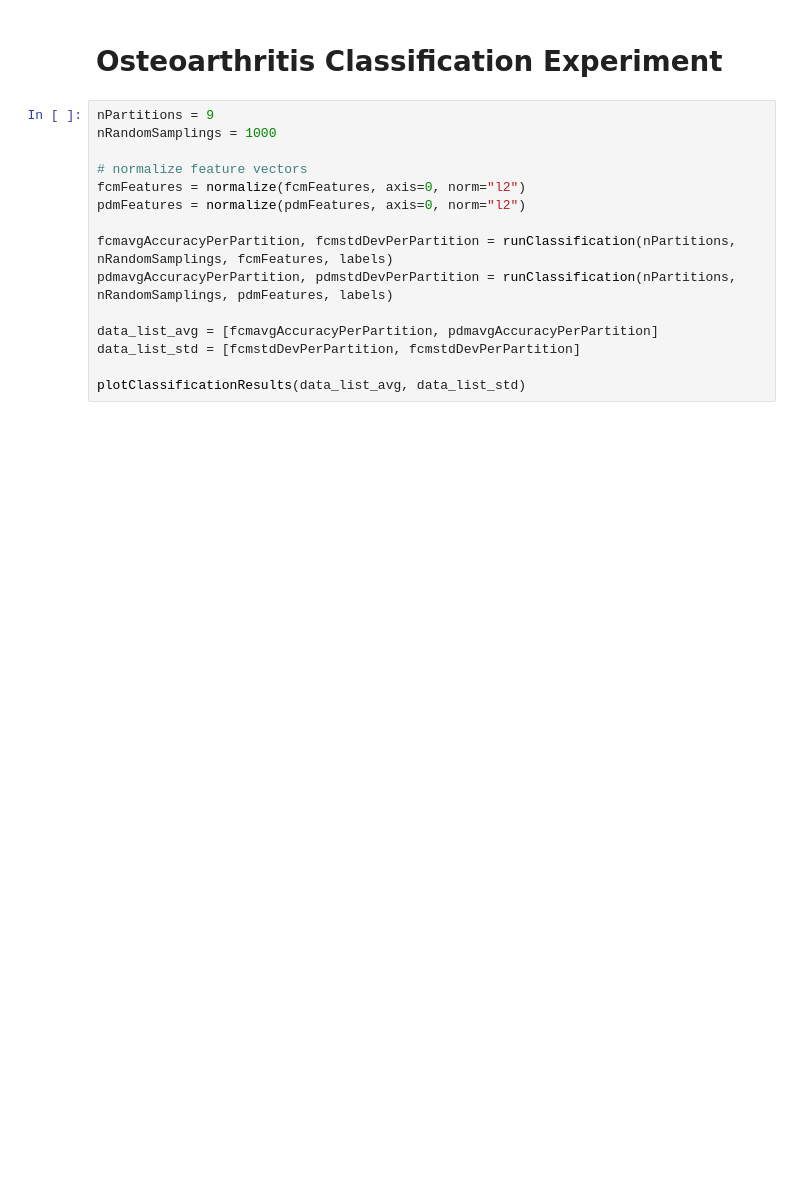
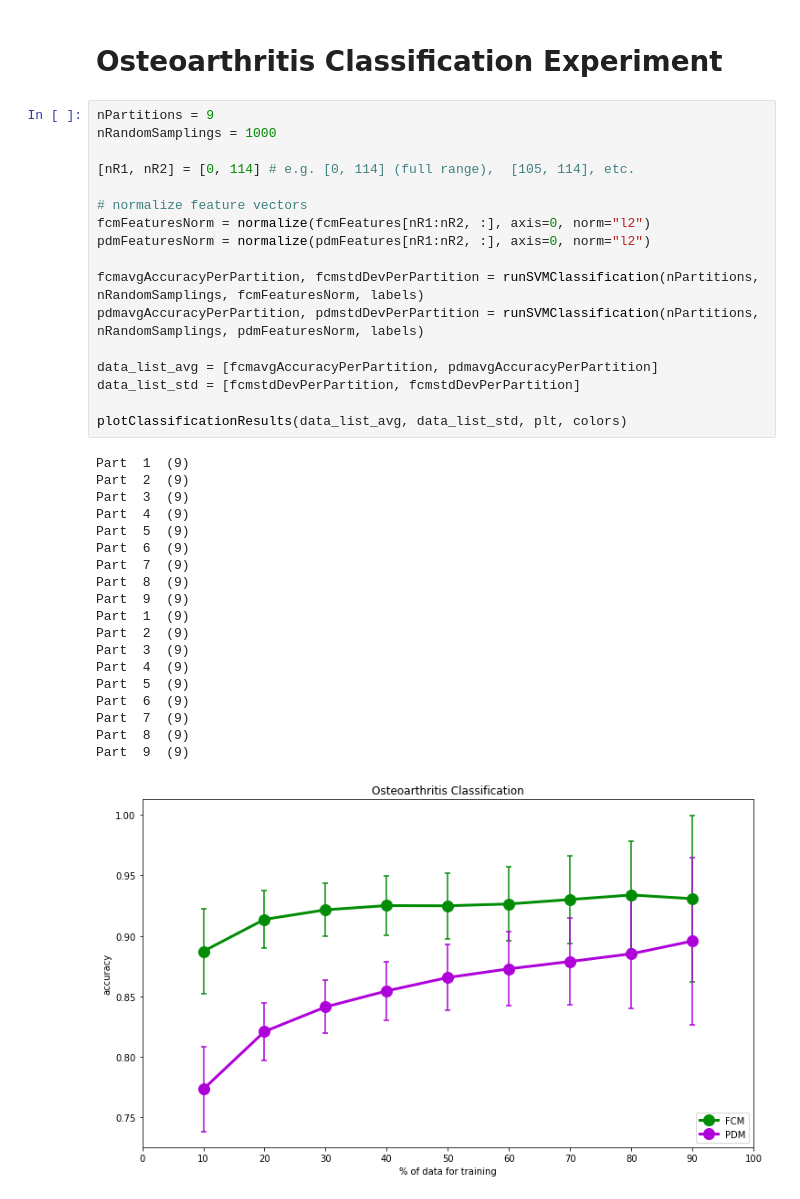
Before and after one commit to ckolbPTB/TES_21_22_Tutorials, a Jupyter notebook: tutorial2_pop_med_image_shape_ana_03_VisClass.ipynb, the cells around one changed output. Saved outputs shown, nothing was run; the diff lists cells and outputs as text; blank space fills up the shorter version.

```diff
--- a/tutorial2_pop_med_image_shape_ana_03_VisClass.ipynb
+++ b/tutorial2_pop_med_image_shape_ana_03_VisClass.ipynb
@@ -95,15 +113,37 @@ plt.show()
 # %%
 nPartitions = 9
 nRandomSamplings = 1000
 
+[nR1, nR2] = [0, 114] # e.g. [0, 114] (full range),  [105, 114], etc.
+
 # normalize feature vectors
-fcmFeatures = normalize(fcmFeatures, axis=0, norm="l2")
-pdmFeatures = normalize(pdmFeatures, axis=0, norm="l2")
+fcmFeaturesNorm = normalize(fcmFeatures[nR1:nR2, :], axis=0, norm="l2")
+pdmFeaturesNorm = normalize(pdmFeatures[nR1:nR2, :], axis=0, norm="l2")
 
-fcmavgAccuracyPerPartition, fcmstdDevPerPartition = runClassification(nPartitions, nRandomSamplings, fcmFeatures, labels)
-pdmavgAccuracyPerPartition, pdmstdDevPerPartition = runClassification(nPartitions, nRandomSamplings, pdmFeatures, labels)
+fcmavgAccuracyPerPartition, fcmstdDevPerPartition = runSVMClassification(nPartitions, nRandomSamplings, fcmFeaturesNorm, labels)
+pdmavgAccuracyPerPartition, pdmstdDevPerPartition = runSVMClassification(nPartitions, nRandomSamplings, pdmFeaturesNorm, labels)
 
 data_list_avg = [fcmavgAccuracyPerPartition, pdmavgAccuracyPerPartition]
 data_list_std = [fcmstdDevPerPartition, fcmstdDevPerPartition]
 
-plotClassificationResults(data_list_avg, data_list_std)
+plotClassificationResults(data_list_avg, data_list_std, plt, colors)
+# %% [output]
+Part  1  (9)
+Part  2  (9)
+Part  3  (9)
+Part  4  (9)
+Part  5  (9)
+Part  6  (9)
+Part  7  (9)
+Part  8  (9)
+Part  9  (9)
+Part  1  (9)
+Part  2  (9)
+Part  3  (9)
+Part  4  (9)
+Part  5  (9)
+Part  6  (9)
+Part  7  (9)
+Part  8  (9)
+Part  9  (9)
+[figure, added]
```
Also changed, not shown: parts of 8 cells of this notebook, 3 other files.
